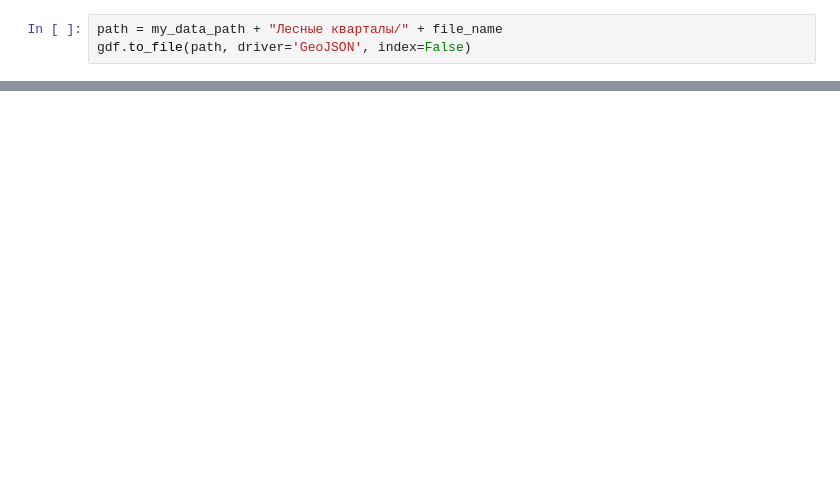
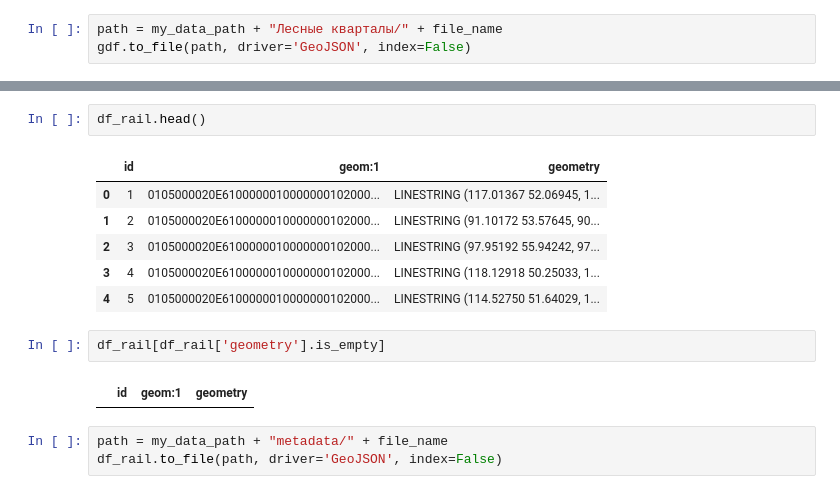
Before and after one commit to Nickitarius/Forest_Fires_Data_Visualisation, a Jupyter notebook: Util/data_transfer.ipynb, the cells around one changed output, grey strips where cells are left out. Drawn from its saved outputs; the diff is of its cells as text; blank space fills up the shorter version.

```diff
--- a/Util/data_transfer.ipynb
+++ b/Util/data_transfer.ipynb
@@ -371,0 +380,16 @@ gdf.to_file(path, driver='GeoJSON', index=False)
+# %%
+df_rail.head()
+# %% [output]
+|  | id | geom:1 | geometry |
+| 0 | 1 | 0105000020E6100000010000000102000... | LINESTRING (117.01367 52.06945, 1... |
+| 1 | 2 | 0105000020E6100000010000000102000... | LINESTRING (91.10172 53.57645, 90... |
+| 2 | 3 | 0105000020E6100000010000000102000... | LINESTRING (97.95192 55.94242, 97... |
+| 3 | 4 | 0105000020E6100000010000000102000... | LINESTRING (118.12918 50.25033, 1... |
+| 4 | 5 | 0105000020E6100000010000000102000... | LINESTRING (114.52750 51.64029, 1... |
+# %%
+df_rail[df_rail['geometry'].is_empty]
+# %% [output]
+|  | id | geom:1 | geometry |
+# %%
+path = my_data_path + "metadata/" + file_name
+df_rail.to_file(path, driver='GeoJSON', index=False)
```
Also changed, not shown: parts of 17 cells of this notebook.
